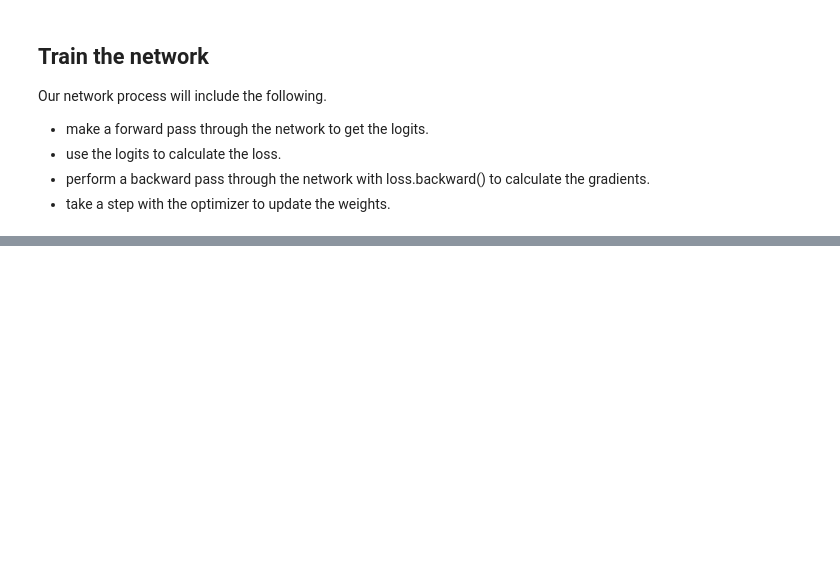
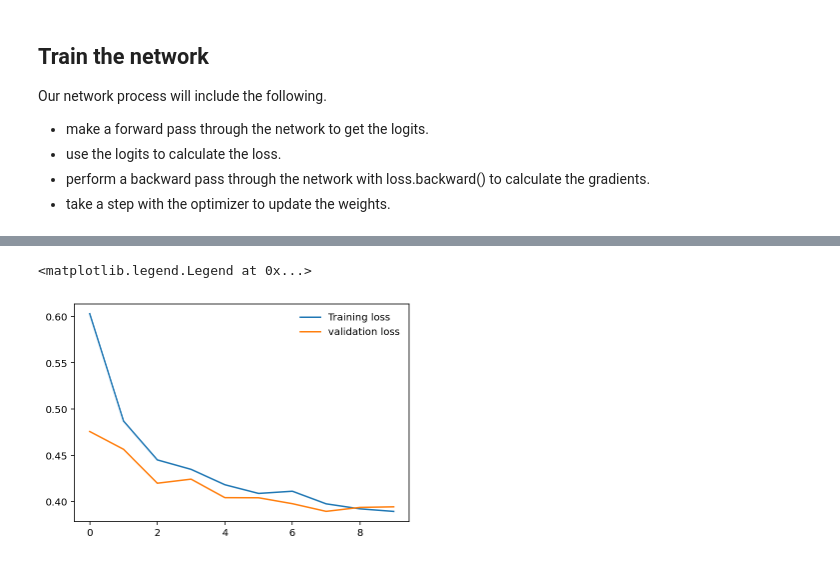
Before and after one commit to Paul-mwaura/Programming-PyTorch-for-Deep-Learning, a Jupyter notebook: Classifying_Fashion_MNIST.ipynb, the cells around one changed output, grey strips where cells are left out. Saved outputs shown, nothing was run; the diff lists cells and outputs as text; code cells hidden in the pictures; blank space fills up the shorter version.

```diff
--- a/Classifying_Fashion_MNIST.ipynb
+++ b/Classifying_Fashion_MNIST.ipynb
@@ -17,14 +17,13 @@ import numpy as np
 %matplotlib inline
 %config InlineBackend.figure_format = "retina"
 # %%
-# transform to normalize the data
 transform = transforms.Compose([transforms.ToTensor(),
                                 transforms.Normalize((0.5,), (0.5,))])
 
-# Download and load the training data
-trainset = datasets.FashionMNIST('./data', download=True, train=True, transform=transform)
-train_loader = DataLoader(trainset, batch_size=64, shuffle=True)
+# Dowmload and load the training data
+trainset = datasets.FashionMNIST('-/.pytorch/F_MNIST_data/', download=True, train=True, transform=transform)
+trainloader = torch.utils.data.DataLoader(trainset, batch_size=64, shuffle=True)
 
 # Download and load the test data
-validationset = datasets.FashionMNIST('./data', download=True, train=False, transform=transform)
-val_loader = DataLoader(validationset, batch_size=64, shuffle=True)
+testset = datasets.FashionMNIST('-/.pytorch/F_MNIST_data', download=True, train=False, transform=transform)
+testloader = torch.utils.data.DataLoader(testset, batch_size=64, shuffle=True)
@@ -48,18 +31,24 @@ Extracting ./data/FashionMNIST/raw/t10k-labels-idx1-ubyte.gz to ./data/FashionMN
 class Classifier(nn.Module):
   def __init__(self):
     super().__init__()
+
     self.fc1 = nn.Linear(784, 256)
     self.fc2 = nn.Linear(256, 128)
     self.fc3 = nn.Linear(128, 64)
     self.fc4 = nn.Linear(64, 10)
 
+    # Dropout module with 0.2(20%) drop probability.
+    self.dropout = nn.Dropout(p=0.2)
+
   def forward(self, x):
     # make sure tensor is flattened.
     x = x.view(x.shape[0], -1) # Flattening the tensor.
 
-    x = F.relu(self.fc1(x))
-    x = F.relu(self.fc2(x))
-    x = F.relu(self.fc3(x))
+    x = self.dropout(F.relu(self.fc1(x)))
+    x = self.dropout(F.relu(self.fc2(x)))
+    x = self.dropout(F.relu(self.fc3(x)))
+
+    # Output without a dropout.
     x = F.log_softmax(self.fc4(x), dim=1)
 
     return x
@@ -145,0 +166,7 @@ view_classify(img, ps, version='Fashion')
+# %%
+plt.plot(train_losses, label="Training loss")
+plt.plot(test_losses, label="validation loss")
+plt.legend(frameon=False)
+# %% [output]
+<matplotlib.legend.Legend at 0x...>
+[figure, added]
```
Also changed, not shown: parts of 15 cells of this notebook.
